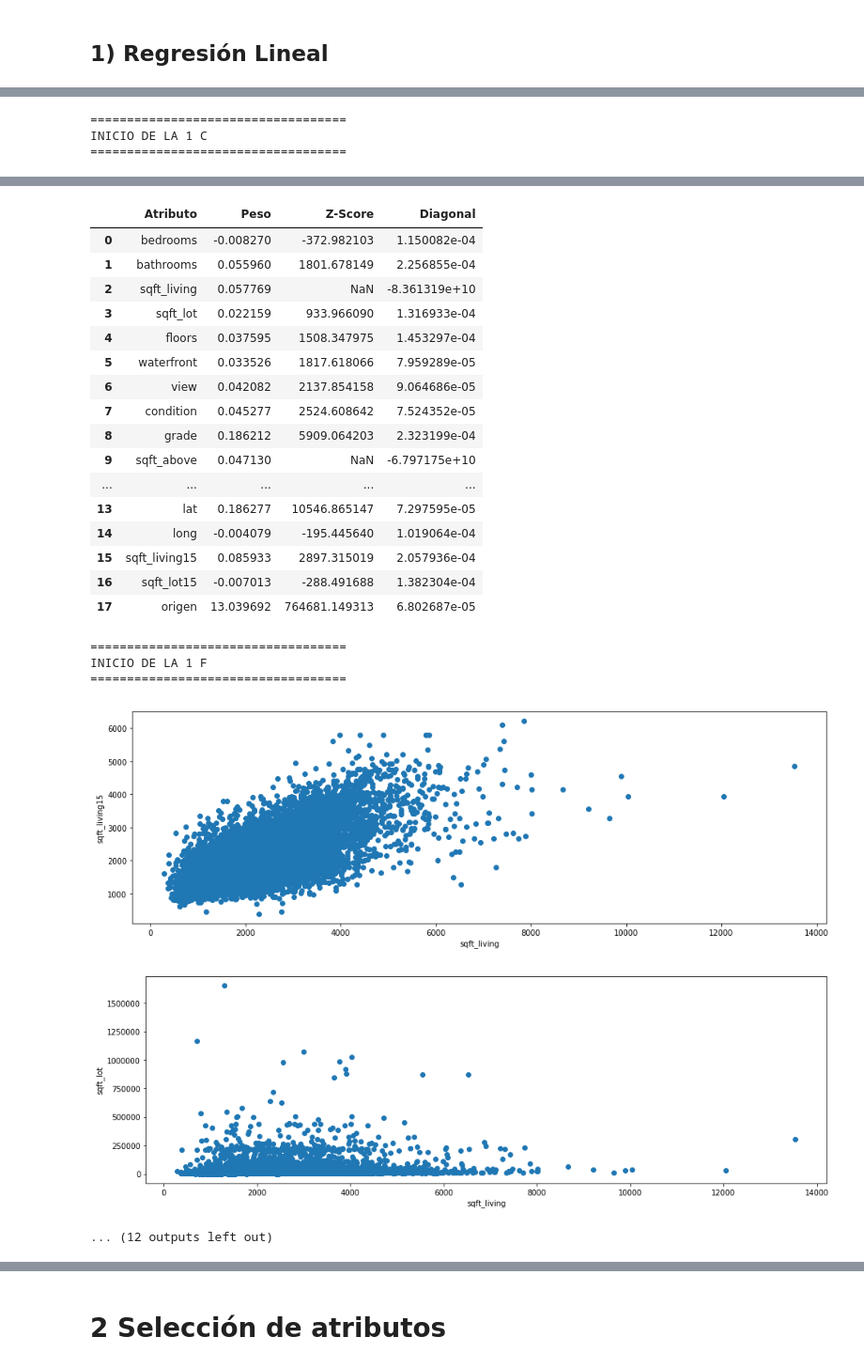
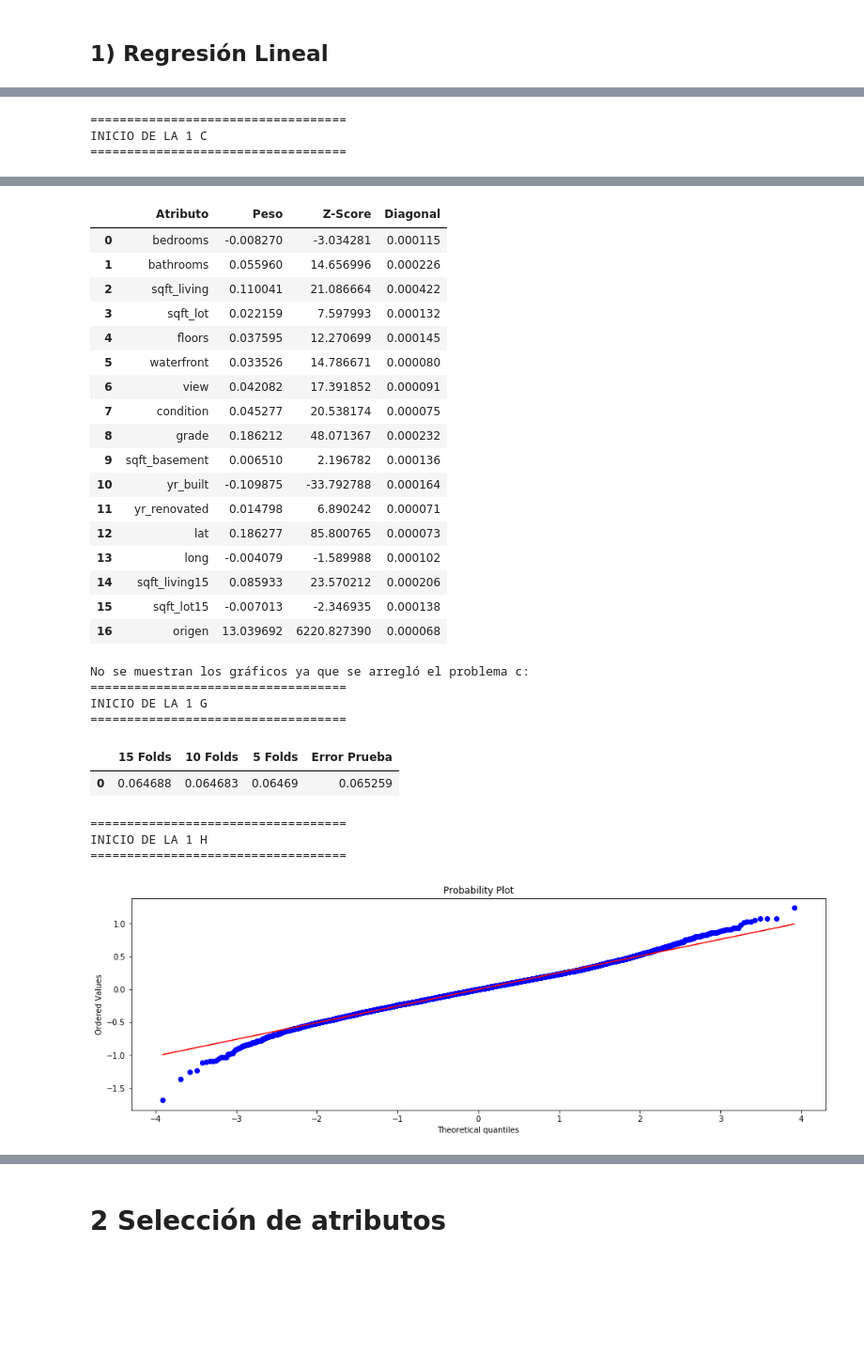
Before and after one commit to fco96/MA-T1, a Jupyter notebook: Tarea 1 - Francisco Olivares - Daniel Pacheco.ipynb, the cells around one changed output, grey strips where cells are left out. Shown: that part at 94% size. Drawn from its saved outputs; the diff is of its cells as text; code cells hidden in the pictures; blank space fills up the shorter version.

Commit message:
Arreglar detalles

```diff
--- a/Tarea 1 - Francisco Olivares - Daniel Pacheco.ipynb
+++ b/Tarea 1 - Francisco Olivares - Daniel Pacheco.ipynb
@@ -83,7 +83,8 @@ def parte1(arreglar = False):
     yReal = np.array(ytrain)
 
     #Procedo a estimar la desviación estandar
-    std = np.sqrt(sum(map(lambda x: x**2, (yReal - yEstimado)))) / (len(yReal) - len(pesos))
+    std = np.sqrt(sum(map(lambda x: x**2, (yReal - yEstimado))) / (len(yReal) - len(pesos)))
+
 
     #Procedo a sacar la diagonal de la pseudo matriz de covarianzas
     MatrizXTX = np.dot(np.asarray(Xtrain).T , np.asarray(Xtrain))
@@ -168,7 +169,8 @@ def parte1(arreglar = False):
     stats.probplot(diferencias, dist="norm", plot=pylab)
     pylab.show()
 
-parte1()#parte1(arreglado = True)
+#parte1()
+parte1(arreglar = True)
 # %% [output]
 ===================================
 INICIO DE LA 1 A
@@ -222,26 +224,31 @@ Los valores propios son
 |  | Atributo | Peso | Z-Score | Diagonal |
-| 0 | bedrooms | -0.008270 | -372.982103 | 1.150082e-04 |
-| 1 | bathrooms | 0.055960 | 1801.678149 | 2.256855e-04 |
-| 2 | sqft_living | 0.057769 | NaN | -8.361319e+10 |
-| 3 | sqft_lot | 0.022159 | 933.966090 | 1.316933e-04 |
-| 4 | floors | 0.037595 | 1508.347975 | 1.453297e-04 |
-| 5 | waterfront | 0.033526 | 1817.618066 | 7.959289e-05 |
-| 6 | view | 0.042082 | 2137.854158 | 9.064686e-05 |
-| 7 | condition | 0.045277 | 2524.608642 | 7.524352e-05 |
-| 8 | grade | 0.186212 | 5909.064203 | 2.323199e-04 |
-| 9 | sqft_above | 0.047130 | NaN | -6.797175e+10 |
-| ... | ... | ... | ... | ... |
-| 13 | lat | 0.186277 | 10546.865147 | 7.297595e-05 |
-| 14 | long | -0.004079 | -195.445640 | 1.019064e-04 |
-| 15 | sqft_living15 | 0.085933 | 2897.315019 | 2.057936e-04 |
-| 16 | sqft_lot15 | -0.007013 | -288.491688 | 1.382304e-04 |
-| 17 | origen | 13.039692 | 764681.149313 | 6.802687e-05 |
+| 0 | bedrooms | -0.008270 | -3.034281 | 0.000115 |
+| 1 | bathrooms | 0.055960 | 14.656996 | 0.000226 |
+| 2 | sqft_living | 0.110041 | 21.086664 | 0.000422 |
+| 3 | sqft_lot | 0.022159 | 7.597993 | 0.000132 |
+| 4 | floors | 0.037595 | 12.270699 | 0.000145 |
+| 5 | waterfront | 0.033526 | 14.786671 | 0.000080 |
+| 6 | view | 0.042082 | 17.391852 | 0.000091 |
+| 7 | condition | 0.045277 | 20.538174 | 0.000075 |
+| 8 | grade | 0.186212 | 48.071367 | 0.000232 |
+| 9 | sqft_basement | 0.006510 | 2.196782 | 0.000136 |
+| 10 | yr_built | -0.109875 | -33.792788 | 0.000164 |
+| 11 | yr_renovated | 0.014798 | 6.890242 | 0.000071 |
+| 12 | lat | 0.186277 | 85.800765 | 0.000073 |
+| 13 | long | -0.004079 | -1.589988 | 0.000102 |
+| 14 | sqft_living15 | 0.085933 | 23.570212 | 0.000206 |
+| 15 | sqft_lot15 | -0.007013 | -2.346935 | 0.000138 |
+| 16 | origen | 13.039692 | 6220.827390 | 0.000068 |
+No se muestran los gráficos ya que se arregló el problema c:
 ===================================
-INICIO DE LA 1 F
+INICIO DE LA 1 G
 ===================================
+|  | 15 Folds | 10 Folds | 5 Folds | Error Prueba |
+| 0 | 0.064688 | 0.064683 | 0.06469 | 0.065259 |
+===================================
+INICIO DE LA 1 H
+===================================
-[figure, old version]
+[figure, new version]
-[figure, removed]
-... (12 outputs left out)
 # %% [markdown]
 ## Desarrollo Regresión lineal
 
```
Also changed, not shown: parts of 4 cells of this notebook.
